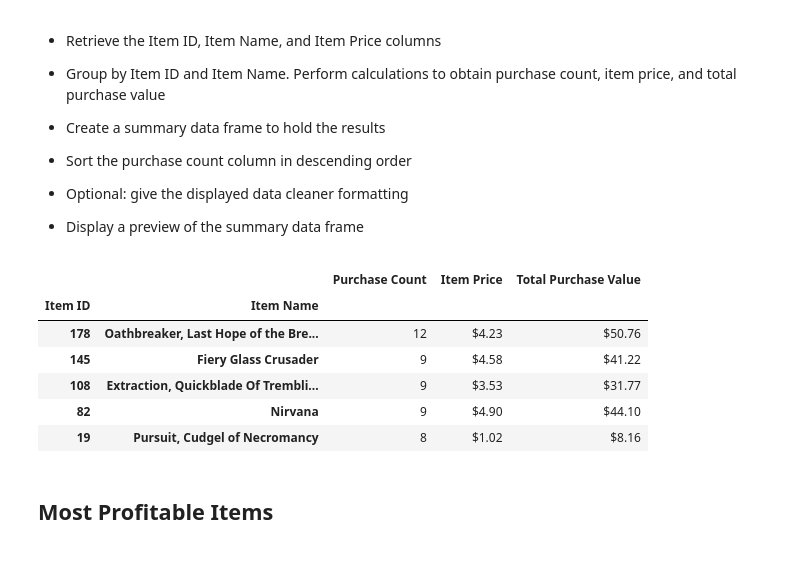
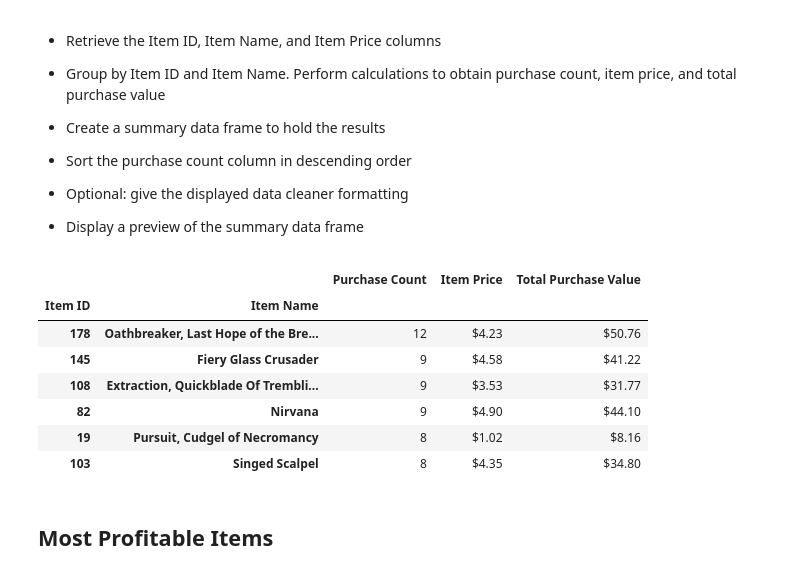
Before and after one commit to joelsotelods/gaming-company-data-analysis, a Jupyter notebook: HeroesOfPymoli.ipynb, the cells around one changed output. Saved outputs shown, nothing was run; the diff lists cells and outputs as text; code cells hidden in the pictures.

```diff
--- a/HeroesOfPymoli.ipynb
+++ b/HeroesOfPymoli.ipynb
@@ -318,25 +317,26 @@ top_spenders.head()
 # %%
 
 sales_by_item = purchase_data.groupby(['Item ID','Item Name']).agg({'Purchase ID': 'count', 'Price': ['max','sum']})
 
 sales_by_item.columns = sales_by_item.columns.droplevel(1)
 
 sales_by_item.columns = ['Purchase Count','Item Price', 'Total Purchase Value']
 
 popular_items = sales_by_item.sort_values('Purchase Count', ascending=False)
 
 popular_items['Item Price'] = popular_items.apply(lambda x: "${:,.2f}".format(x['Item Price']), axis=1)
 popular_items['Total Purchase Value'] = popular_items.apply(lambda x: "${:,.2f}".format(x['Total Purchase Value']), axis=1)
 
-popular_items.head()
+popular_items.head(6)
 # %% [output]
 |  |  | Purchase Count | Item Price | Total Purchase Value |
 | Item ID | Item Name |  |  |  |
 | 178 | Oathbreaker, Last Hope of the Bre... | 12 | $4.23 | $50.76 |
 | 145 | Fiery Glass Crusader | 9 | $4.58 | $41.22 |
 | 108 | Extraction, Quickblade Of Trembli... | 9 | $3.53 | $31.77 |
 | 82 | Nirvana | 9 | $4.90 | $44.10 |
 | 19 | Pursuit, Cudgel of Necromancy | 8 | $1.02 | $8.16 |
+| 103 | Singed Scalpel | 8 | $4.35 | $34.80 |
 # %% [markdown]
 ## Most Profitable Items
 # %% [markdown]
```
Also changed, not shown: parts of 4 cells of this notebook, 1 other file.
